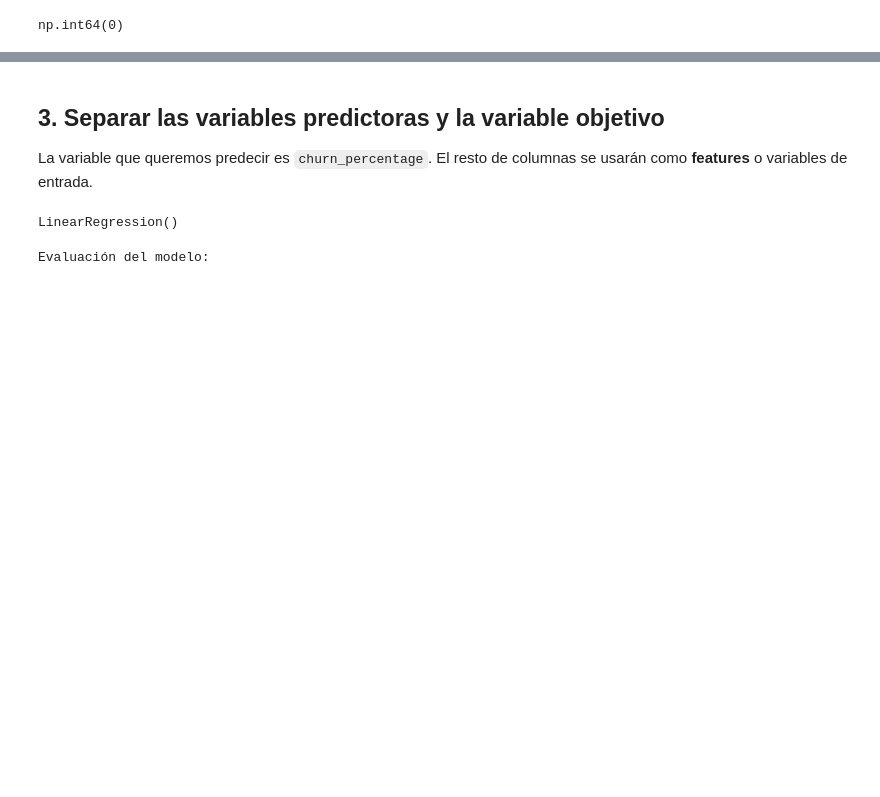
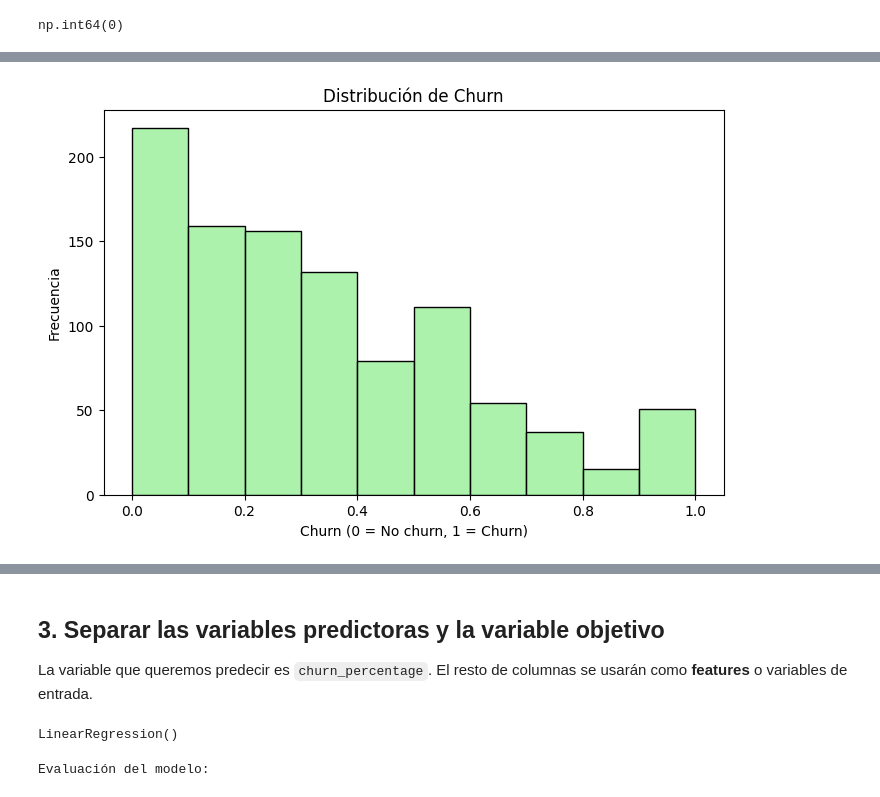
Before and after one commit to Jacobo24/Inicio_Gestion_Datos, a Jupyter notebook: Regresion_lineal/regresion_lineal.ipynb, the cells around one changed output, grey strips where cells are left out. Saved outputs shown, nothing was run; the diff lists cells and outputs as text; code cells hidden in the pictures; blank space fills up the shorter version.

```diff
--- a/Regresion_lineal/regresion_lineal.ipynb
+++ b/Regresion_lineal/regresion_lineal.ipynb
@@ -147,0 +174,9 @@ np.int64(0)
+# %%
+plt.figure(figsize=(8,5))
+sns.histplot(df['churn_percentage'], bins=10, kde=False, color='lightgreen')
+plt.title('Distribución de Churn')
+plt.xlabel('Churn (0 = No churn, 1 = Churn)')
+plt.ylabel('Frecuencia')
+plt.show()
+# %% [output]
+[figure, added]
```
Also changed, not shown: parts of 16 cells of this notebook, 7 other files.
